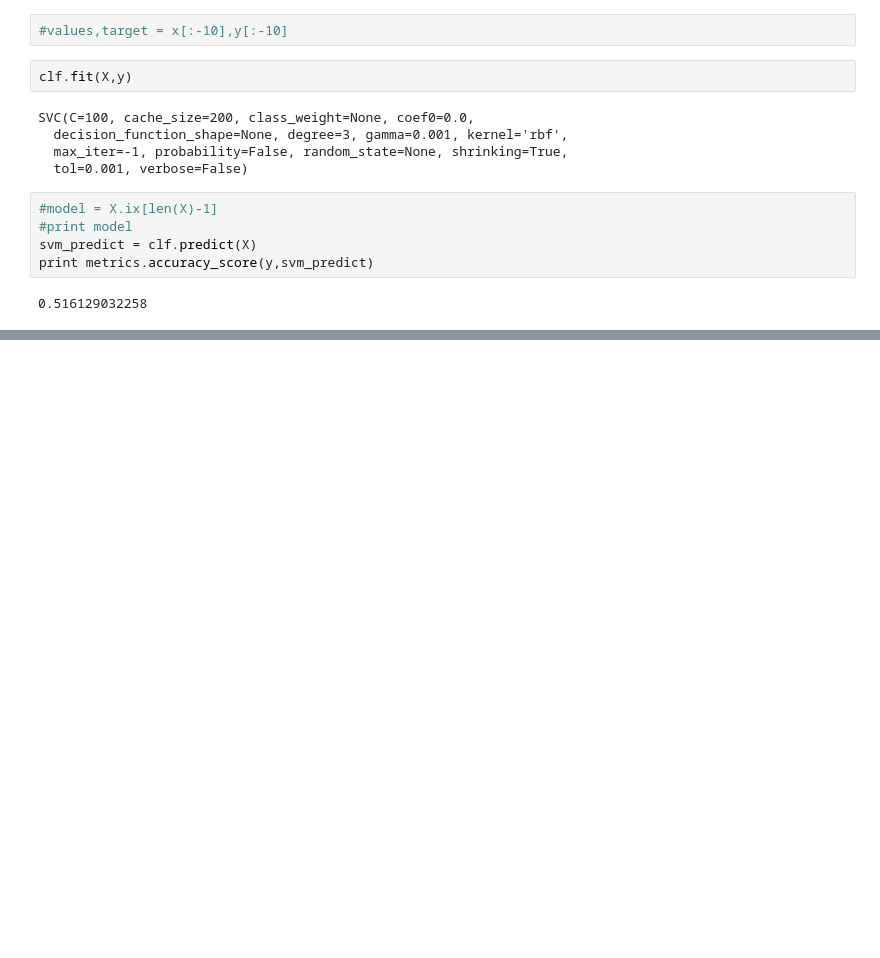
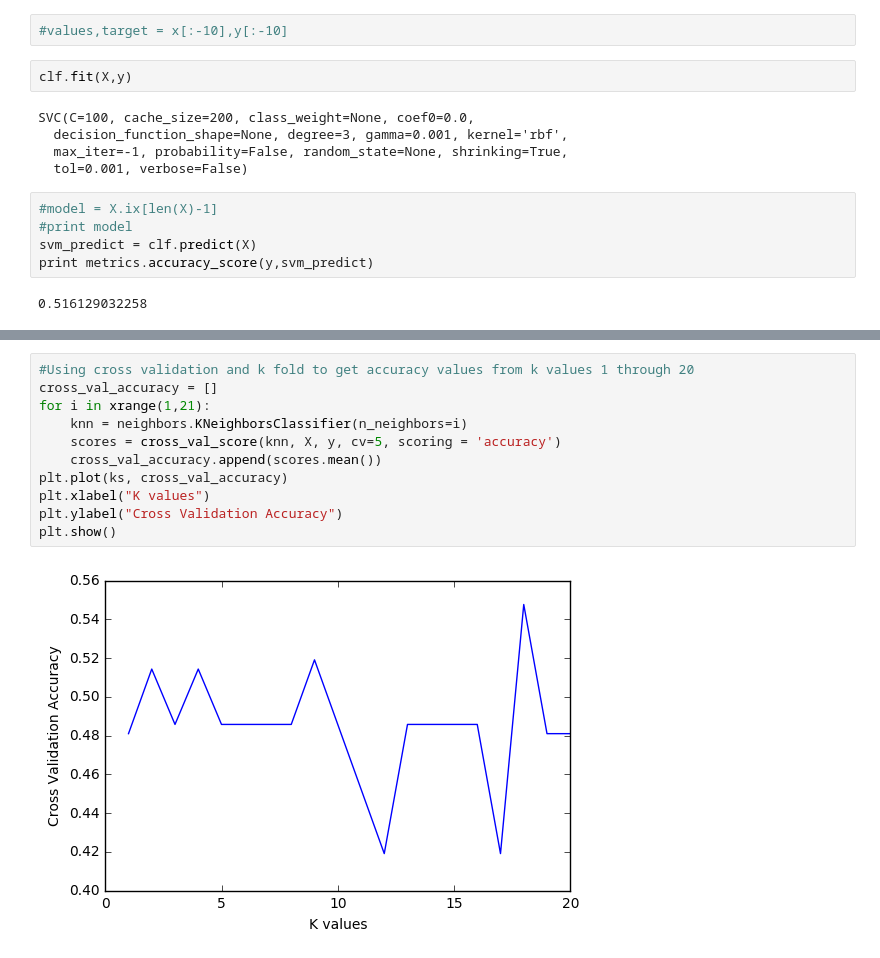
Before and after one commit to GlobusTroy/SentiMiner, a Jupyter notebook: MLModel.py.ipynb, the cells around one changed output, grey strips where cells are left out. Cells and saved outputs as stored; diff of their text form; blank space fills up the shorter version.

```diff
--- a/MLModel.py.ipynb
+++ b/MLModel.py.ipynb
@@ -97,0 +100,13 @@ print metrics.accuracy_score(y,svm_predict)
+# %%
+#Using cross validation and k fold to get accuracy values from k values 1 through 20
+cross_val_accuracy = []
+for i in xrange(1,21):
+    knn = neighbors.KNeighborsClassifier(n_neighbors=i)
+    scores = cross_val_score(knn, X, y, cv=5, scoring = 'accuracy')
+    cross_val_accuracy.append(scores.mean())
+plt.plot(ks, cross_val_accuracy)
+plt.xlabel("K values")
+plt.ylabel("Cross Validation Accuracy")
+plt.show()
+# %% [output]
+[figure, added]
```
Also changed, not shown: parts of 4 cells of this notebook.
